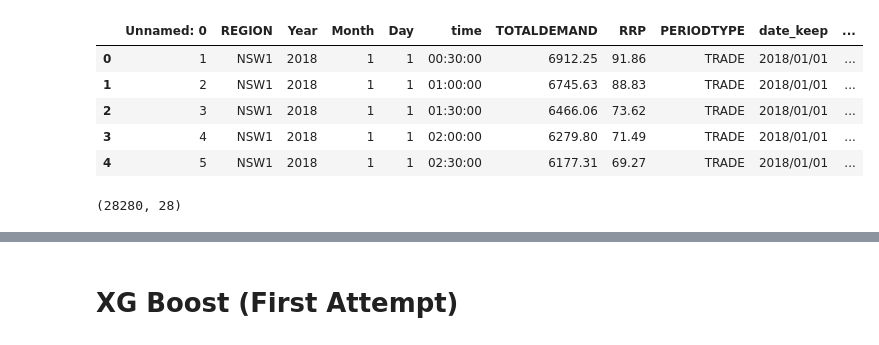
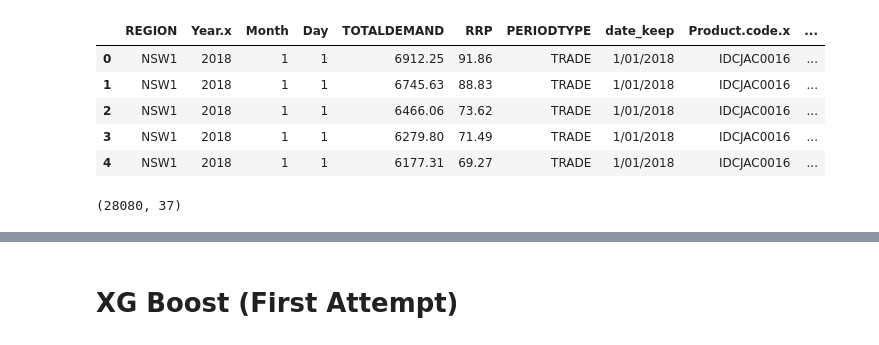
Before and after one commit to DonaldTurton/AT2_Advanced_Data_Algorithms, a Jupyter notebook: AT2_GetData.ipynb, the cells around one changed output, grey strips where cells are left out. Saved outputs shown, nothing was run; the diff lists cells and outputs as text; code cells hidden in the pictures.

Commit message:
New data set and EDA cleaning

```diff
--- a/AT2_GetData.ipynb
+++ b/AT2_GetData.ipynb
@@ -13,18 +15,18 @@ from sklearn.model_selection import train_test_split
 from sklearn.preprocessing import Imputer
 # %%
 # Read csv
-url = 'https://raw.githubusercontent.com/DonaldTurton/AT2_Advanced_Data_Algorithms/master/ADAA_data.csv'
+url = 'https://raw.githubusercontent.com/DonaldTurton/AT2_Advanced_Data_Algorithms/master/2018_19_final_data.csv'
 data = pd.read_csv(url)
 data.head()
 # %% [output]
-|  | Unnamed: 0 | REGION | Year | Month | Day | time | TOTALDEMAND | RRP | PERIODTYPE | date_keep | ... |
-| 0 | 1 | NSW1 | 2018 | 1 | 1 | 00:30:00 | 6912.25 | 91.86 | TRADE | 2018/01/01 | ... |
-| 1 | 2 | NSW1 | 2018 | 1 | 1 | 01:00:00 | 6745.63 | 88.83 | TRADE | 2018/01/01 | ... |
-| 2 | 3 | NSW1 | 2018 | 1 | 1 | 01:30:00 | 6466.06 | 73.62 | TRADE | 2018/01/01 | ... |
-| 3 | 4 | NSW1 | 2018 | 1 | 1 | 02:00:00 | 6279.80 | 71.49 | TRADE | 2018/01/01 | ... |
-| 4 | 5 | NSW1 | 2018 | 1 | 1 | 02:30:00 | 6177.31 | 69.27 | TRADE | 2018/01/01 | ... |
+|  | REGION | Year.x | Month | Day | TOTALDEMAND | RRP | PERIODTYPE | date_keep | Product.code.x | ... |
+| 0 | NSW1 | 2018 | 1 | 1 | 6912.25 | 91.86 | TRADE | 1/01/2018 | IDCJAC0016 | ... |
+| 1 | NSW1 | 2018 | 1 | 1 | 6745.63 | 88.83 | TRADE | 1/01/2018 | IDCJAC0016 | ... |
+| 2 | NSW1 | 2018 | 1 | 1 | 6466.06 | 73.62 | TRADE | 1/01/2018 | IDCJAC0016 | ... |
+| 3 | NSW1 | 2018 | 1 | 1 | 6279.80 | 71.49 | TRADE | 1/01/2018 | IDCJAC0016 | ... |
+| 4 | NSW1 | 2018 | 1 | 1 | 6177.31 | 69.27 | TRADE | 1/01/2018 | IDCJAC0016 | ... |
 # %%
 # Exploring the data set
 data.shape   #28280Obs 28var
 # %% [output]
-(28280, 28)
+(28080, 37)
```
Also changed, not shown: parts of 15 cells of this notebook.
